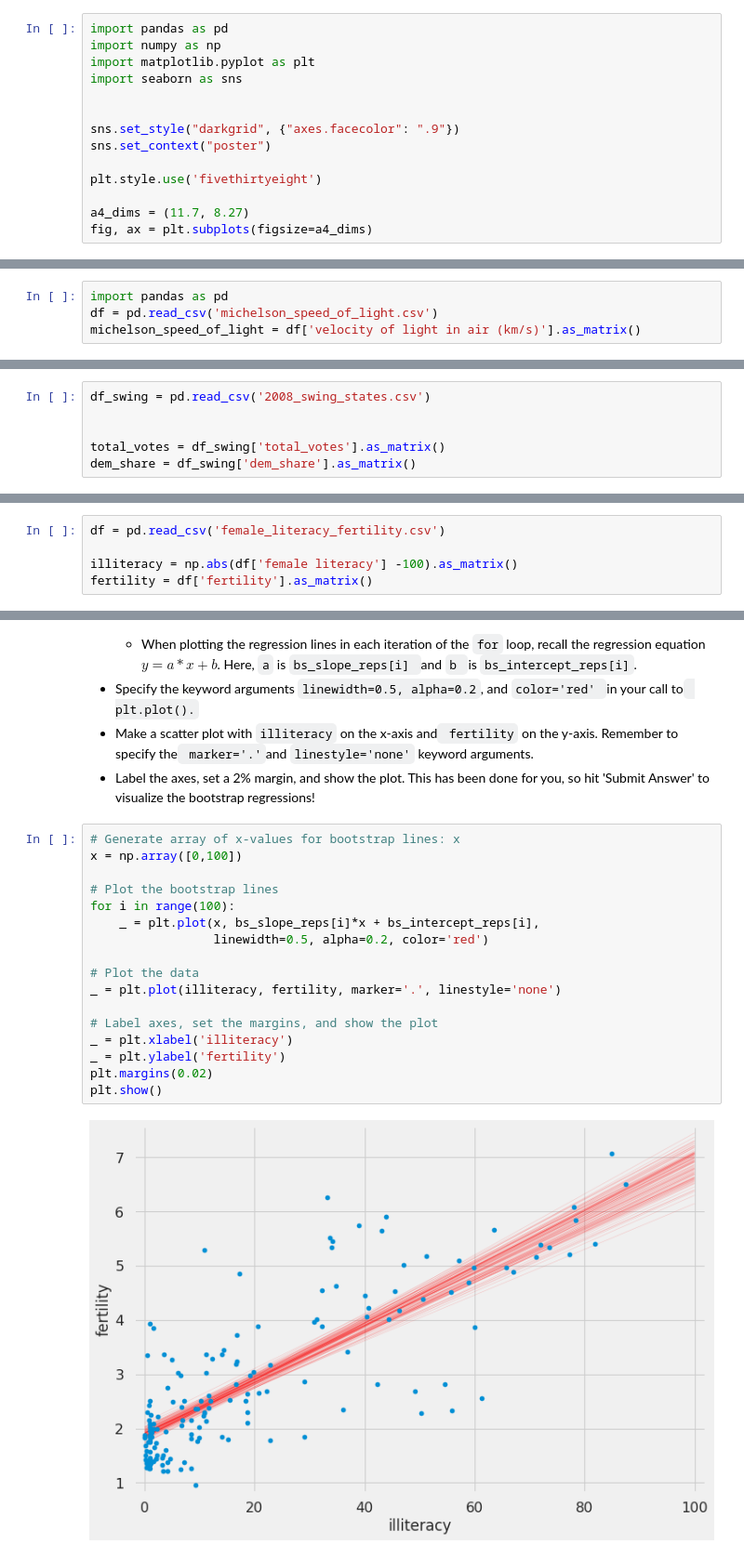
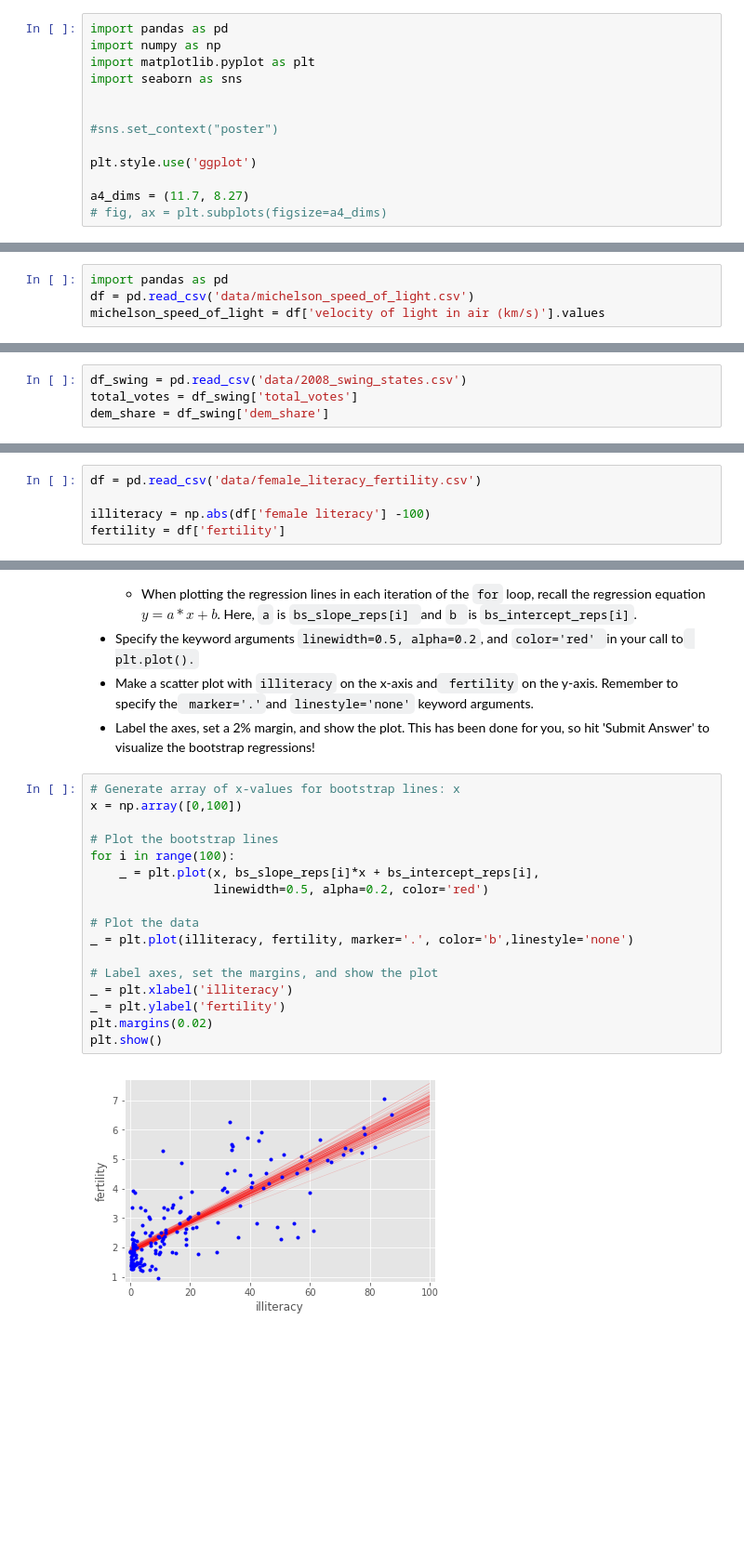
Before and after one commit to franksalas/datacamp, a Jupyter notebook: Statistical_Thinking_Python/06Bootstrap confidence intervals.ipynb, the cells around one changed output, grey strips where cells are left out. Shown at 93% size. Cells and saved outputs as stored; diff of their text form; blank space fills up the shorter version.

```diff
--- a/Statistical_Thinking_Python/06Bootstrap confidence intervals.ipynb
+++ b/Statistical_Thinking_Python/06Bootstrap confidence intervals.ipynb
@@ -5,10 +5,9 @@ import matplotlib.pyplot as plt
 import seaborn as sns
 
 
-sns.set_style("darkgrid", {"axes.facecolor": ".9"})
-sns.set_context("poster")
+#sns.set_context("poster")
 
-plt.style.use('fivethirtyeight')
+plt.style.use('ggplot')
 
 a4_dims = (11.7, 8.27)
-fig, ax = plt.subplots(figsize=a4_dims)
+# fig, ax = plt.subplots(figsize=a4_dims)
@@ -60,8 +57,8 @@ array([5, 2, 4, 2, 4])
 # Computing a bootstrap replicate
 # %%
 import pandas as pd
-df = pd.read_csv('michelson_speed_of_light.csv')
-michelson_speed_of_light = df['velocity of light in air (km/s)'].as_matrix()
+df = pd.read_csv('data/michelson_speed_of_light.csv')
+michelson_speed_of_light = df['velocity of light in air (km/s)'].values
 # %%
 # choose 100 samples
 bs_sample = np.random.choice(michelson_speed_of_light, size=100)
@@ -411,11 +416,9 @@ plt.show()
 # %% [markdown]
 ## Generating a pairs bootstrap sample
 # %%
-df_swing = pd.read_csv('2008_swing_states.csv')
-
-
-total_votes = df_swing['total_votes'].as_matrix()
-dem_share = df_swing['dem_share'].as_matrix()
+df_swing = pd.read_csv('data/2008_swing_states.csv')
+total_votes = df_swing['total_votes']
+dem_share = df_swing['dem_share']
 # %% [markdown]
 ## 2008 US swing state election results
 # %%
@@ -523,10 +524,10 @@ INSTRUCTIONS
 - Compute and print the 95% bootstrap confidence interval for the slope.
 - Plot and show a histogram of the slope replicates. Be sure to label your axes. This has been done for you, so click 'Submit Answer' to see your histogram!
 # %%
-df = pd.read_csv('female_literacy_fertility.csv')
+df = pd.read_csv('data/female_literacy_fertility.csv')
 
-illiteracy = np.abs(df['female literacy'] -100).as_matrix()
-fertility = df['fertility'].as_matrix()
+illiteracy = np.abs(df['female literacy'] -100)
+fertility = df['fertility']
 # %%
 # Generate replicates of slope and intercept using pairs bootstrap
 bs_slope_reps, bs_intercept_reps = draw_bs_pairs_linreg(illiteracy,fertility,1000)
@@ -557,19 +558,19 @@ INSTRUCTIONS
 # %%
 # Generate array of x-values for bootstrap lines: x
 x = np.array([0,100])
 
 # Plot the bootstrap lines
 for i in range(100):
     _ = plt.plot(x, bs_slope_reps[i]*x + bs_intercept_reps[i],
                  linewidth=0.5, alpha=0.2, color='red')
 
 # Plot the data
-_ = plt.plot(illiteracy, fertility, marker='.', linestyle='none')
+_ = plt.plot(illiteracy, fertility, marker='.', color='b',linestyle='none')
 
 # Label axes, set the margins, and show the plot
 _ = plt.xlabel('illiteracy')
 _ = plt.ylabel('fertility')
 plt.margins(0.02)
 plt.show()
 # %% [output]
-[figure, old version]
+[figure, new version]
```
Also changed, not shown: parts of 22 cells of this notebook, 4 other files.
